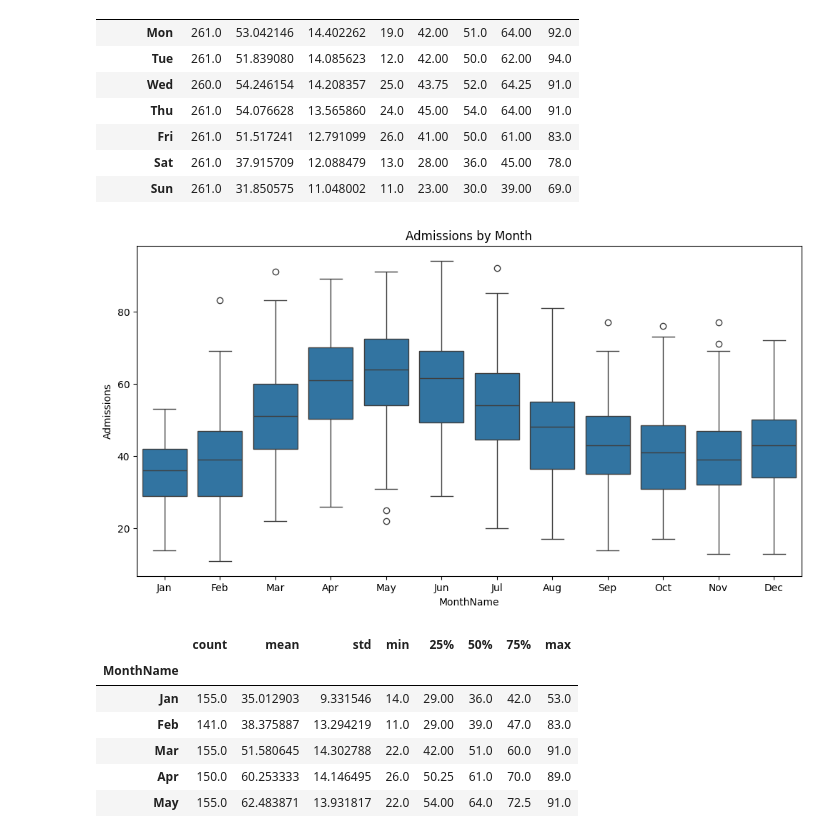
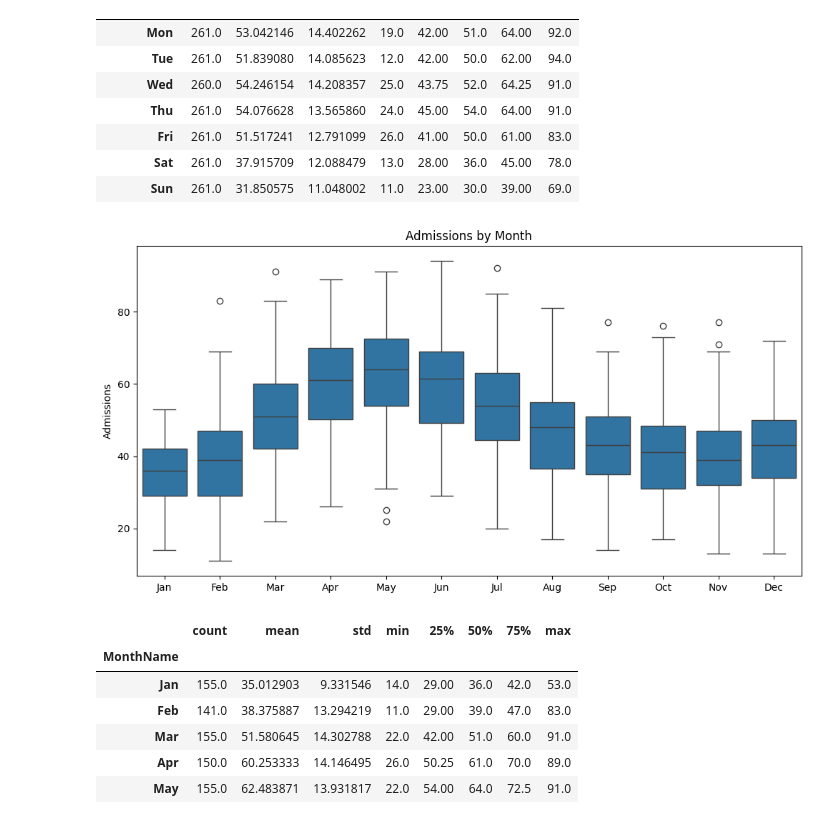
Before and after one commit to Oak10/hospital-adm-pw-rel, a Jupyter notebook: minas_gerais/belo_horizonte/station_amazonas/0_1_amazonas_data_view.ipynb, the cells around one changed output. Saved outputs shown, nothing was run; the diff lists cells and outputs as text; code cells hidden in the pictures.

```diff
--- a/minas_gerais/belo_horizonte/station_amazonas/0_1_amazonas_data_view.ipynb
+++ b/minas_gerais/belo_horizonte/station_amazonas/0_1_amazonas_data_view.ipynb
@@ -142,12 +143,13 @@ df.groupby('DayOfWeek')['NUMBER_INT'].describe().loc[['Mon', 'Tue', 'Wed', 'Thu'
 # %%
 plt.figure(figsize=(12, 6))
 month_order = ['Jan', 'Feb', 'Mar', 'Apr', 'May', 'Jun', 'Jul', 'Aug', 'Sep', 'Oct', 'Nov', 'Dec']
 sns.boxplot(x='MonthName', y='NUMBER_INT', data=df, order=month_order)
 plt.ylabel('Admissions')
+plt.xlabel('')
 plt.title('Admissions by Month')
 plt.show()
 # %% [output]
-[figure, old version]
+[figure, new version]
 # %%
 df.groupby('MonthName')['NUMBER_INT'].describe().loc[['Jan', 'Feb', 'Mar', 'Apr', 'May', 'Jun', 'Jul', 'Aug', 'Sep', 'Oct', 'Nov', 'Dec']]
 # %% [output]
```
Also changed, not shown: parts of 3 cells of this notebook.
